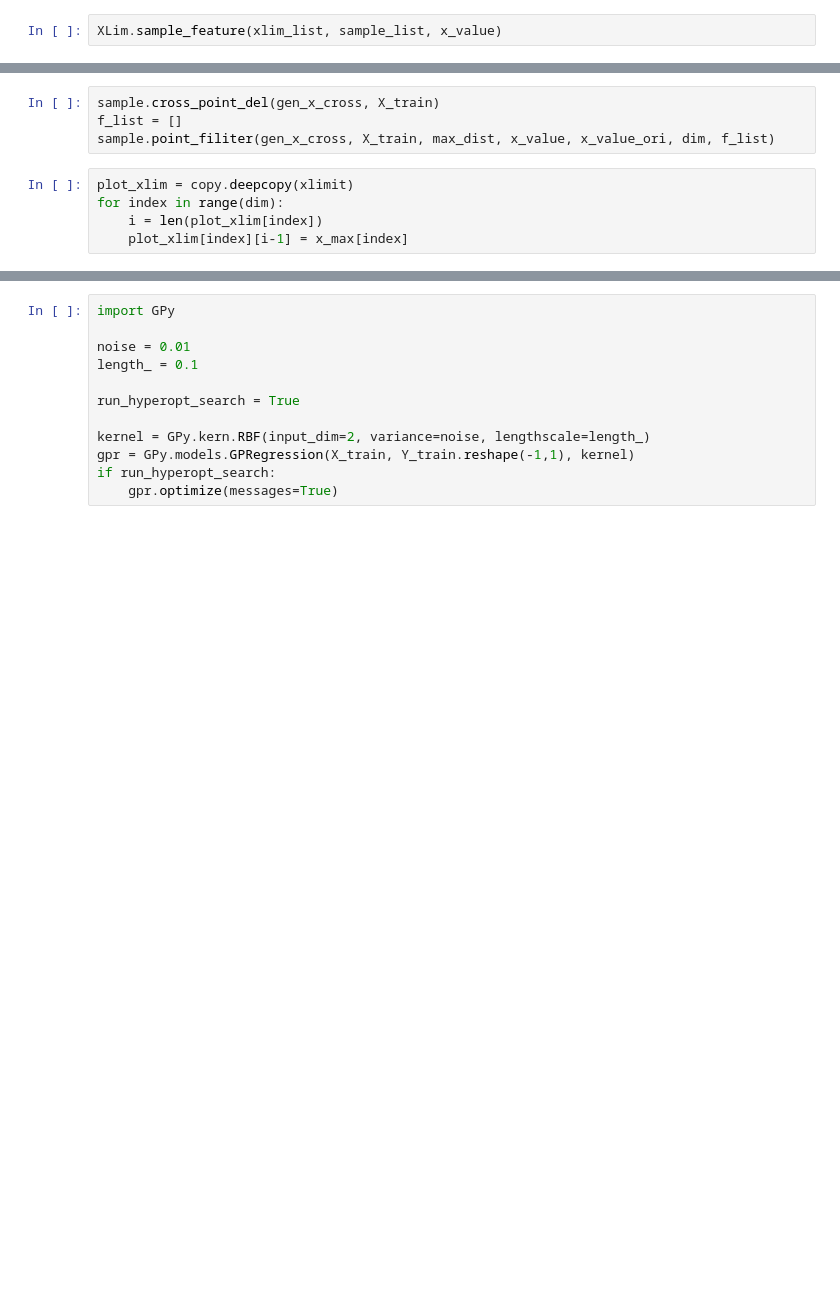
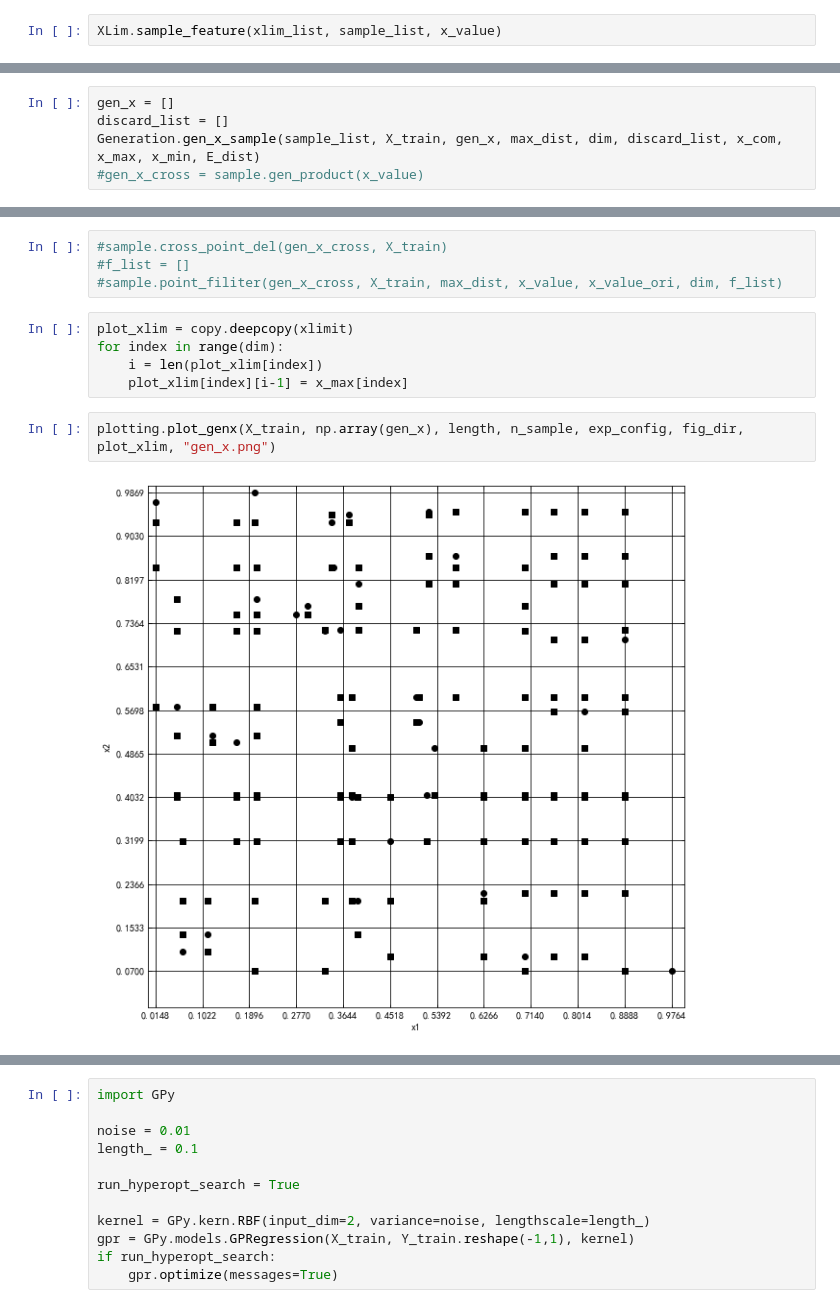
Before and after one commit to Aries-my/VSG, a Jupyter notebook: notebook/synthetic_data.ipynb, the cells around one changed output, grey strips where cells are left out. Cells and saved outputs as stored; diff of their text form; blank space fills up the shorter version.

```diff
--- a/notebook/synthetic_data.ipynb
+++ b/notebook/synthetic_data.ipynb
@@ -182,0 +174,5 @@ gen_x_cross = sample.gen_product(x_value)
+# %%
+gen_x = []
+discard_list = []
+Generation.gen_x_sample(sample_list, X_train, gen_x, max_dist, dim, discard_list, x_com, x_max, x_min, E_dist)
+#gen_x_cross = sample.gen_product(x_value)
@@ -183,10 +197,14 @@ gen_x_cross = sample.gen_product(x_value)
 # %%
-sample.cross_point_del(gen_x_cross, X_train)
-f_list = []
-sample.point_filiter(gen_x_cross, X_train, max_dist, x_value, x_value_ori, dim, f_list)
+#sample.cross_point_del(gen_x_cross, X_train)
+#f_list = []
+#sample.point_filiter(gen_x_cross, X_train, max_dist, x_value, x_value_ori, dim, f_list)
 # %%
 plot_xlim = copy.deepcopy(xlimit)
 for index in range(dim):
     i = len(plot_xlim[index])
     plot_xlim[index][i-1] = x_max[index]
+# %%
+plotting.plot_genx(X_train, np.array(gen_x), length, n_sample, exp_config, fig_dir, plot_xlim, "gen_x.png")
+# %% [output]
+[figure, added]
 # %%
```
Also changed, not shown: parts of 26 cells of this notebook, 20 other files.
